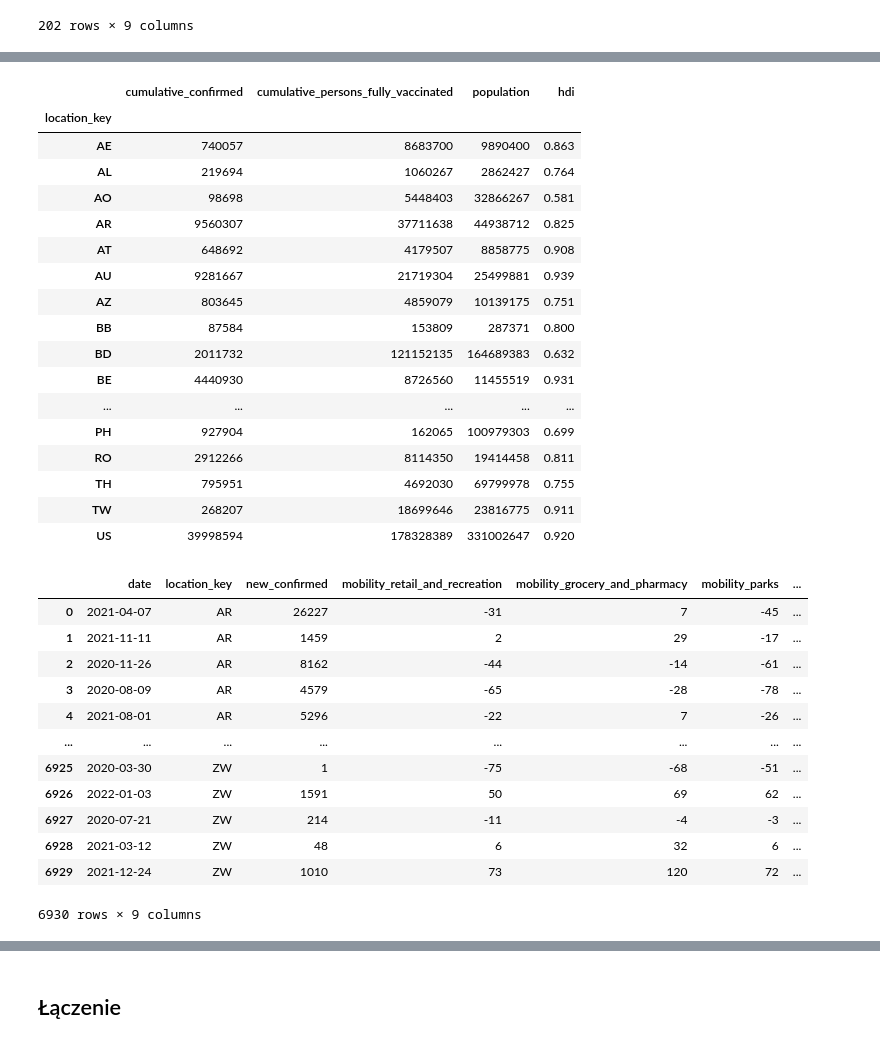
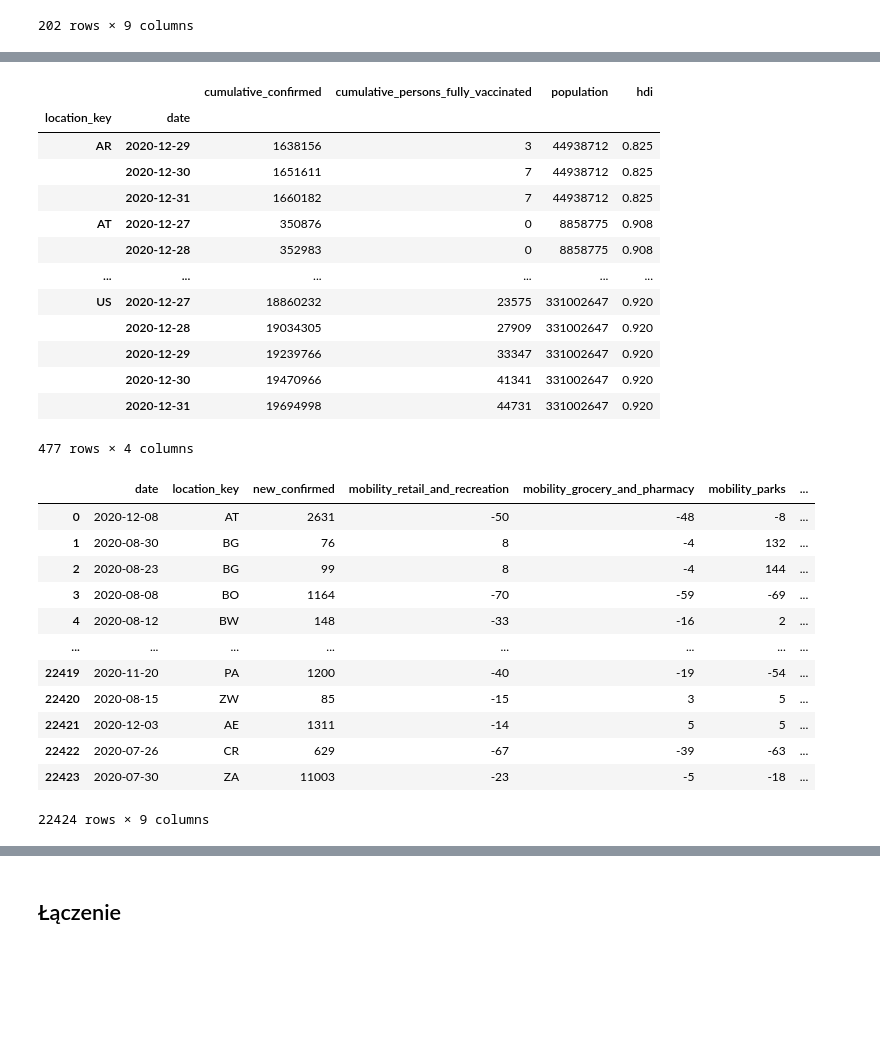
Before and after one commit to piooz/BigData, a Jupyter notebook: zad2/zadanko2.ipynb, the cells around one changed output, grey strips where cells are left out. Cells and saved outputs as stored; diff of their text form; code cells hidden in the pictures; blank space fills up the shorter version.

```diff
--- a/zad2/zadanko2.ipynb
+++ b/zad2/zadanko2.ipynb
@@ -104,42 +107,38 @@ df44
 # %%
-df451 = pd.read_csv("../zad1/4.5.1.csv")
+df451 = pd.read_csv(f"{PATH_REFIX}4.5.1.csv")
 
-df451 = df451.drop(columns=["date"]).groupby(by="location_key").max()
+df451 = df451.groupby(by=["location_key", 'date']).max()
 df451
 # %% [output]
-|  | cumulative_confirmed | cumulative_persons_fully_vaccinated | population | hdi |
-| location_key |  |  |  |  |
-| AE | 740057 | 8683700 | 9890400 | 0.863 |
-| AL | 219694 | 1060267 | 2862427 | 0.764 |
-| AO | 98698 | 5448403 | 32866267 | 0.581 |
-| AR | 9560307 | 37711638 | 44938712 | 0.825 |
-| AT | 648692 | 4179507 | 8858775 | 0.908 |
-| AU | 9281667 | 21719304 | 25499881 | 0.939 |
-| AZ | 803645 | 4859079 | 10139175 | 0.751 |
-| BB | 87584 | 153809 | 287371 | 0.800 |
-| BD | 2011732 | 121152135 | 164689383 | 0.632 |
-| BE | 4440930 | 8726560 | 11455519 | 0.931 |
-| ... | ... | ... | ... | ... |
-| PH | 927904 | 162065 | 100979303 | 0.699 |
-| RO | 2912266 | 8114350 | 19414458 | 0.811 |
-| TH | 795951 | 4692030 | 69799978 | 0.755 |
-| TW | 268207 | 18699646 | 23816775 | 0.911 |
-| US | 39998594 | 178328389 | 331002647 | 0.920 |
+|  |  | cumulative_confirmed | cumulative_persons_fully_vaccinated | population | hdi |
+| location_key | date |  |  |  |  |
+| AR | 2020-12-29 | 1638156 | 3 | 44938712 | 0.825 |
+|  | 2020-12-30 | 1651611 | 7 | 44938712 | 0.825 |
+|  | 2020-12-31 | 1660182 | 7 | 44938712 | 0.825 |
+| AT | 2020-12-27 | 350876 | 0 | 8858775 | 0.908 |
+|  | 2020-12-28 | 352983 | 0 | 8858775 | 0.908 |
+| ... | ... | ... | ... | ... | ... |
+| US | 2020-12-27 | 18860232 | 23575 | 331002647 | 0.920 |
+|  | 2020-12-28 | 19034305 | 27909 | 331002647 | 0.920 |
+|  | 2020-12-29 | 19239766 | 33347 | 331002647 | 0.920 |
+|  | 2020-12-30 | 19470966 | 41341 | 331002647 | 0.920 |
+|  | 2020-12-31 | 19694998 | 44731 | 331002647 | 0.920 |
+477 rows × 4 columns
 # %%
-df452 = pd.read_csv("../zad1/4.5.2.csv")
+df452 = pd.read_csv(f"{PATH_REFIX}4.5.2.csv")
 df452
 # %% [output]
 |  | date | location_key | new_confirmed | mobility_retail_and_recreation | mobility_grocery_and_pharmacy | mobility_parks | ... |
-| 0 | 2021-04-07 | AR | 26227 | -31 | 7 | -45 | ... |
-| 1 | 2021-11-11 | AR | 1459 | 2 | 29 | -17 | ... |
-| 2 | 2020-11-26 | AR | 8162 | -44 | -14 | -61 | ... |
-| 3 | 2020-08-09 | AR | 4579 | -65 | -28 | -78 | ... |
-| 4 | 2021-08-01 | AR | 5296 | -22 | 7 | -26 | ... |
+| 0 | 2020-12-08 | AT | 2631 | -50 | -48 | -8 | ... |
+| 1 | 2020-08-30 | BG | 76 | 8 | -4 | 132 | ... |
+| 2 | 2020-08-23 | BG | 99 | 8 | -4 | 144 | ... |
+| 3 | 2020-08-08 | BO | 1164 | -70 | -59 | -69 | ... |
+| 4 | 2020-08-12 | BW | 148 | -33 | -16 | 2 | ... |
 | ... | ... | ... | ... | ... | ... | ... | ... |
-| 6925 | 2020-03-30 | ZW | 1 | -75 | -68 | -51 | ... |
-| 6926 | 2022-01-03 | ZW | 1591 | 50 | 69 | 62 | ... |
-| 6927 | 2020-07-21 | ZW | 214 | -11 | -4 | -3 | ... |
-| 6928 | 2021-03-12 | ZW | 48 | 6 | 32 | 6 | ... |
-| 6929 | 2021-12-24 | ZW | 1010 | 73 | 120 | 72 | ... |
+| 22419 | 2020-11-20 | PA | 1200 | -40 | -19 | -54 | ... |
+| 22420 | 2020-08-15 | ZW | 85 | -15 | 3 | 5 | ... |
+| 22421 | 2020-12-03 | AE | 1311 | -14 | 5 | 5 | ... |
+| 22422 | 2020-07-26 | CR | 629 | -67 | -39 | -63 | ... |
+| 22423 | 2020-07-30 | ZA | 11003 | -23 | -5 | -18 | ... |
-6930 rows × 9 columns
+22424 rows × 9 columns
 # %%
```
Also changed, not shown: parts of 19 cells of this notebook, 7 other files.
